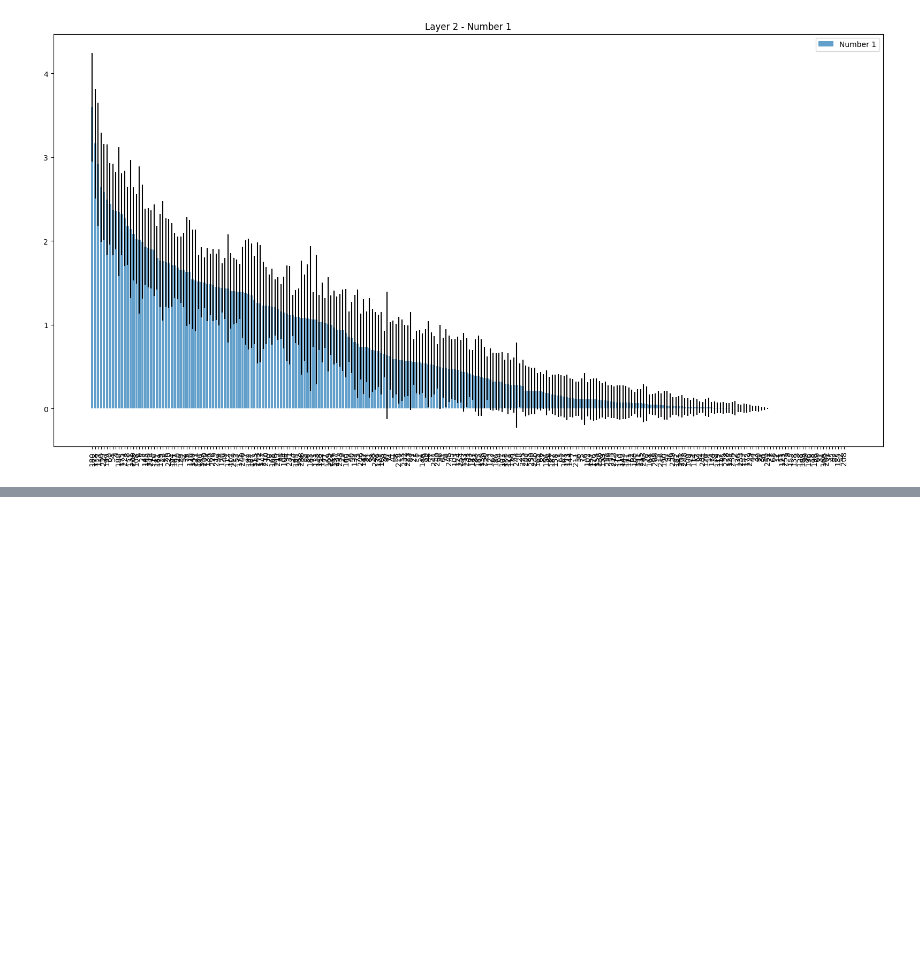
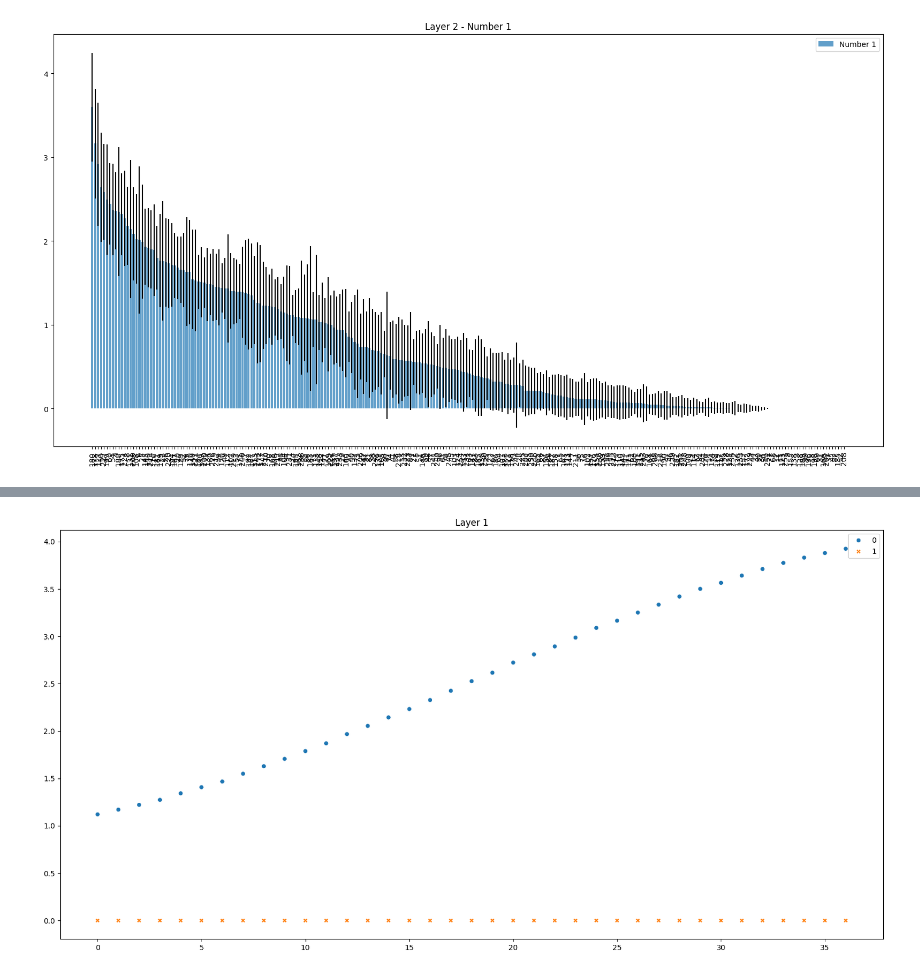
Before and after one commit to miguel-kjh/ExAI, a Jupyter notebook: experiments/activations.ipynb, the cells around one changed output, grey strips where cells are left out. Cells and saved outputs as stored; diff of their text form; code cells hidden in the pictures; blank space fills up the shorter version.

```diff
--- a/experiments/activations.ipynb
+++ b/experiments/activations.ipynb
@@ -76,0 +85,4 @@ plot_mean_and_std_bar_per_number(df_layer2, 'Layer 2', numbers)
+# %%
+def get_layer_columns(layer):
+    layer_columns = [c for c in df.columns if layer in c]
+    return layer_columns
@@ -76,0 +135,7 @@ plot_mean_and_std_bar_per_number(df_layer2, 'Layer 2', numbers)
+# %%
+# split dataframe into layers
+layers_activations = []
+for i in range(1,12):
+    layers_activations.append(df[get_layer_columns(f'layer_{i}')])
+    # add last column with input text
+    layers_activations[i-1]['Input_text'] = df.index
@@ -76,0 +160,12 @@ plot_mean_and_std_bar_per_number(df_layer2, 'Layer 2', numbers)
+# %%
+def plot_tsne(df: pd.DataFrame, title: str):
+    plt.figure(figsize=(20, 10))
+    tsne = TSNE(n_components=2, random_state=42)
+    tsne_df = tsne.fit_transform(df)
+    sns.scatterplot(tsne_df)
+    plt.title(title)
+    plt.show()
+# %%
+plot_tsne(layers_activations[0], 'Layer 1')
+# %% [output]
+[figure, added]
```
Also changed, not shown: parts of 6 cells of this notebook, 1 other file.
